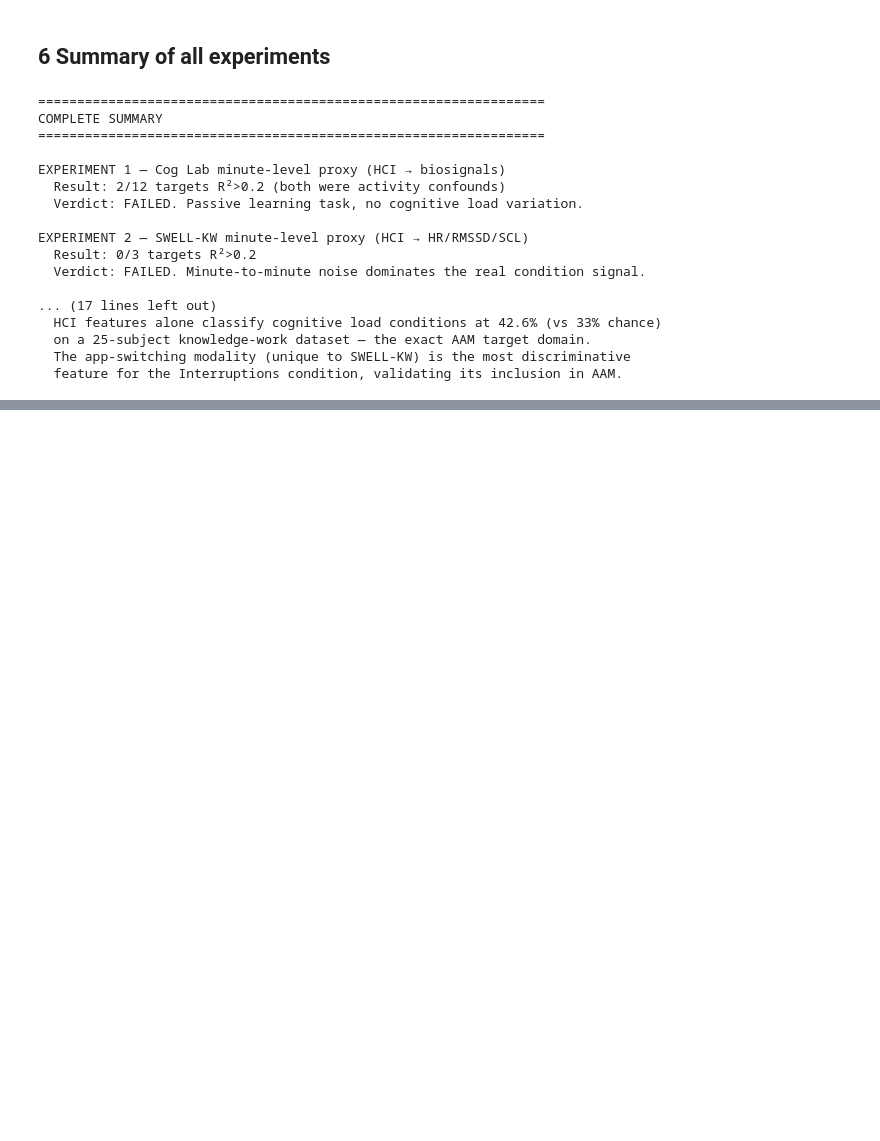
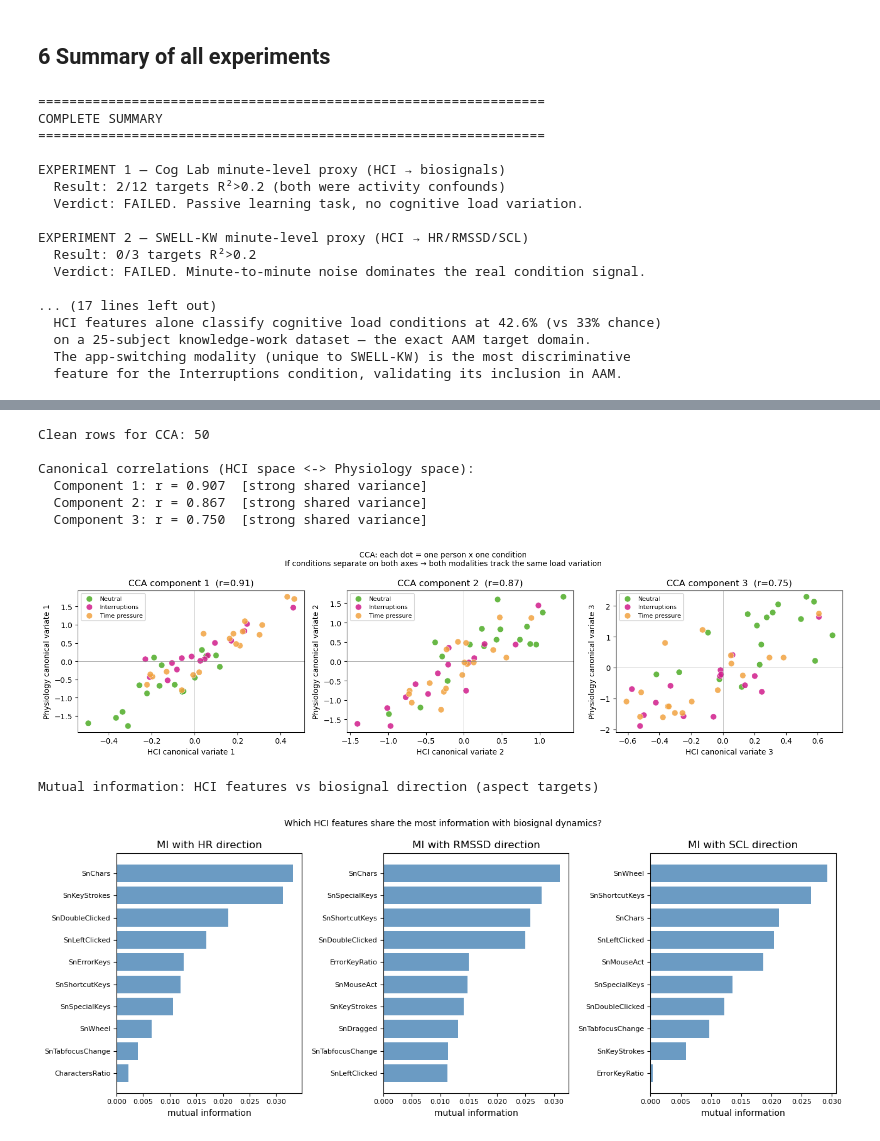
Before and after one commit to PPP-Attention-Adaptive-Manager/Biosignals_study, a Jupyter notebook: analyse_cogload.ipynb, the cells around one changed output, grey strips where cells are left out. Drawn from its saved outputs; the diff is of its cells as text; code cells hidden in the pictures; blank space fills up the shorter version.

```diff
--- a/analyse_cogload.ipynb
+++ b/analyse_cogload.ipynb
@@ -488,0 +654,79 @@ EXPERIMENT 2 — SWELL-KW minute-level proxy (HCI → HR/RMSSD/SCL)
+# %%
+from sklearn.cross_decomposition import CCA
+from sklearn.feature_selection import mutual_info_regression
+
+# 1. Build aligned X and Y from condition-level agg
+hci_z = [c+'_z' for c in SWELL_HCI]
+phy_z = [c+'_z' for c in SWELL_TGT]
+agg_c = agg[hci_z + phy_z + ['Condition']].dropna()
+print(f'Clean rows for CCA: {len(agg_c)}')
+Xcca = agg_c[hci_z].to_numpy(float)
+Ycca = agg_c[phy_z].to_numpy(float)
+cond_lbl = agg_c['Condition'].to_numpy()
+
+# 2. Fit CCA
+n_comp = min(3, Ycca.shape[1])
+cca = CCA(n_components=n_comp, max_iter=2000)
+Xcc, Ycc = cca.fit_transform(Xcca, Ycca)
+canons = [np.corrcoef(Xcc[:,i],Ycc[:,i])[0,1] for i in range(n_comp)]
+
+print('\nCanonical correlations (HCI space <-> Physiology space):')
+for i,r in enumerate(canons):
+    tag=('strong shared variance' if r>0.6 else 'moderate' if r>0.4 else 'weak')
+    print(f'  Component {i+1}: r = {r:.3f}  [{tag}]')
+
+# 3. Scatter plot of canonical variates
+cmap={'N':'#4dac26','I':'#d01c8b','T':'#f1a340'}
+fig,axes=plt.subplots(1,n_comp,figsize=(5*n_comp,4))
+if n_comp==1: axes=[axes]
+for i,ax in enumerate(axes):
+    for cond in COND_ORDER:
+        m=cond_lbl==cond
+        ax.scatter(Xcc[m,i],Ycc[m,i],c=cmap[cond],label=COND_NAMES[cond],
+                   s=65,alpha=0.85,edgecolors='w',lw=0.5)
+    ax.set_xlabel(f'HCI canonical variate {i+1}')
+    ax.set_ylabel(f'Physiology canonical variate {i+1}')
+    ax.set_title(f'CCA component {i+1}  (r={canons[i]:.2f})')
+    ax.legend(fontsize=8); ax.axhline(0,color='gray',lw=0.5); ax.axvline(0,color='gray',lw=0.5)
+plt.suptitle('CCA: each dot = one person x one condition\n'
+             "If conditions separate on both axes → both modalities track the same load variation",
+             fontsize=10)
+plt.tight_layout(); plt.show()
+
+# 4. Mutual information: which HCI features share info with biosignal direction?
+print('\nMutual information: HCI features vs biosignal direction (aspect targets)')
+fig,axes=plt.subplots(1,3,figsize=(13,5))
+for ax,tgt in zip(axes,ASPECT_TGTS):
+    y_mi=df_asp[tgt].to_numpy(float)
+    X_mi=np.nan_to_num(df_asp[SWELL_HCI].to_numpy(float))
+    ok=np.isfinite(y_mi)
+    mi=mutual_info_regression(X_mi[ok],y_mi[ok],random_state=0)
+    order=np.argsort(mi)[-10:]
+    ax.barh([SWELL_HCI[k] for k in order],mi[order],color='steelblue',alpha=0.8)
+    ax.set_title(f'MI with {tgt.replace("_rising","")} direction')
+    ax.set_xlabel('mutual information'); ax.tick_params(labelsize=8)
+plt.suptitle('Which HCI features share the most information with biosignal dynamics?',fontsize=10)
+plt.tight_layout(); plt.show()
+
+# 5. Final verdict
+print('\nINTERPRETATION:')
+if canons[0]>0.6:
+    print(f'  CCA r={canons[0]:.2f} → strong shared latent dimension.')
+    print('  Direct regression failed because the link is in a *combination* of features,')
+    print('  not in any single raw feature. CCA recovers it.')
+elif canons[0]>0.4:
+    print(f'  CCA r={canons[0]:.2f} → moderate shared structure.')
+    print('  Partial overlap — HCI and physiology partly track the same variation.')
+else:
+    print(f'  CCA r={canons[0]:.2f} → weak shared structure at condition level.')
+    print('  The two modalities capture largely independent aspects of cognitive load.')
+# %% [output]
+Clean rows for CCA: 50
+
+Canonical correlations (HCI space <-> Physiology space):
+  Component 1: r = 0.907  [strong shared variance]
+  Component 2: r = 0.867  [strong shared variance]
+  Component 3: r = 0.750  [strong shared variance]
+[figure, added]
+Mutual information: HCI features vs biosignal direction (aspect targets)
+[figure, added]
```
Also changed, not shown: parts of 8 cells of this notebook.
